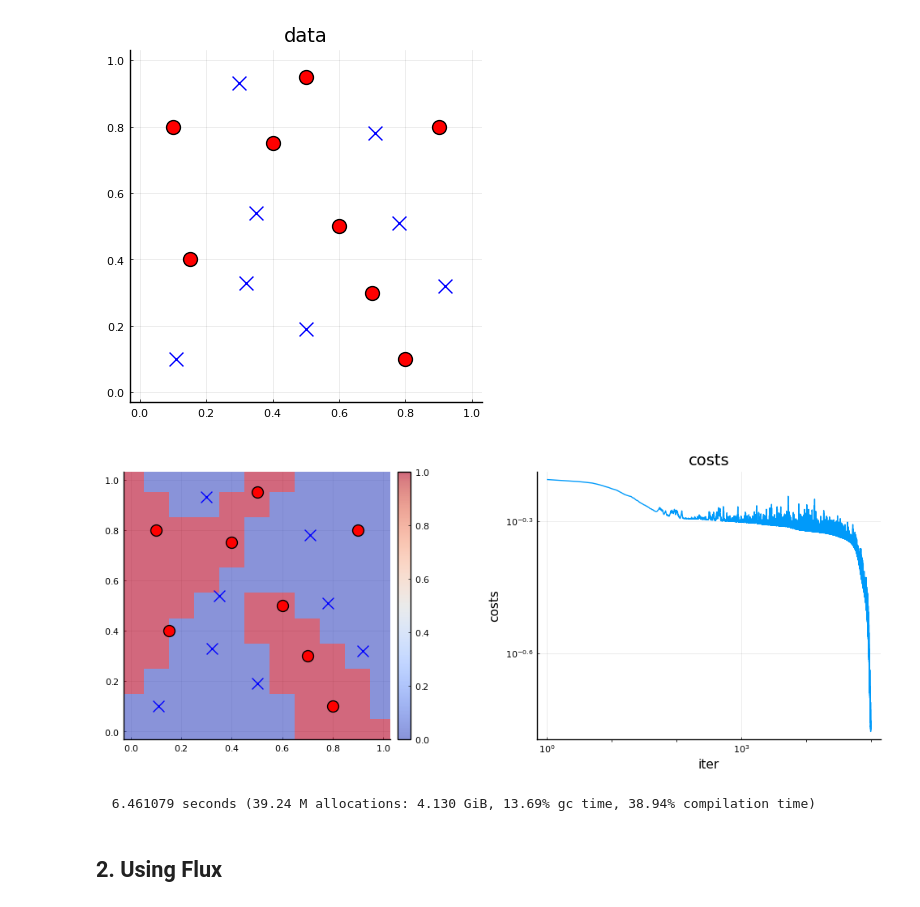
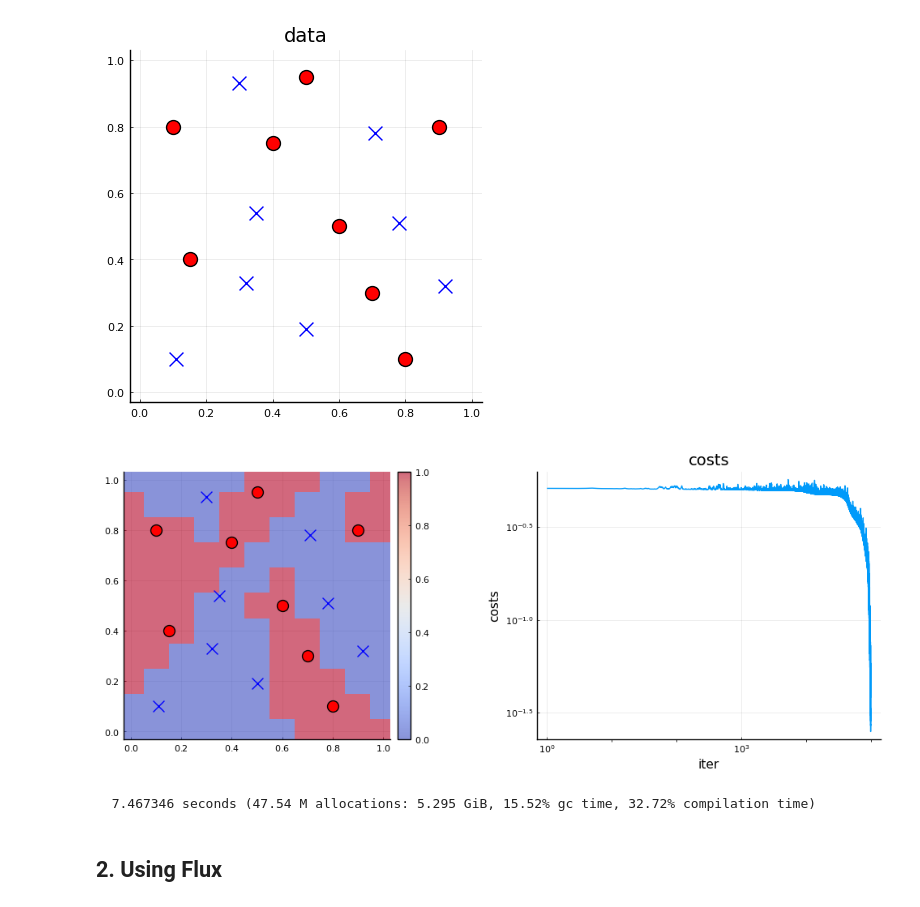
Before and after one commit to kitano-AppMath/my-julia-works, a Jupyter notebook: Hands-on Deep Learning.ipynb, the cells around one changed output. Saved outputs shown, nothing was run; the diff lists cells and outputs as text; code cells hidden in the pictures.

```diff
--- a/Hands-on Deep Learning.ipynb
+++ b/Hands-on Deep Learning.ipynb
@@ -201,25 +201,25 @@ savefig(fig1, "figs-DL/fig1.png")
 # %%
 #set the random seed
 Random.seed!(42)
 
 #initialize the neural network
-n_hiddens = [2,10,10,2]
+n_hiddens = [2,10,10,10,2]
 nn = init_nn(n_hiddens)
 
 #training neural entwork
 ε = 0.1
 n_train = Int(1e5)
 @time costs = my_train(data, nn, n_train, ε)
 
 #prediction
 p1 = plot(0:0.1:1, 0:0.1:1, (x₁,x₂)->pred(x₁,x₂,nn), st=:heatmap, c=cgrad(:coolwarm), alpha=0.6, clim=(0,1))
 p1 = plot_data(p1,X,labels)
 p2 = plot(costs,xlabel="iter",ylabel="costs",title="costs",xscale=:log10,yscale=:log10,label=false)
 fig2 = plot(p1,p2,size=(1000,400))
 savefig(fig2, "figs-DL/fig2.png")
 # %% [output]
-[figure, old version]
+[figure, new version]
-  6.461079 seconds (39.24 M allocations: 4.130 GiB, 13.69% gc time, 38.94% compilation time)
+  7.467346 seconds (47.54 M allocations: 5.295 GiB, 15.52% gc time, 32.72% compilation time)
 # %% [markdown]
 ## 2. Using Flux
 # %% [markdown]
```
Also changed, not shown: parts of 6 cells of this notebook, 1 other file.
